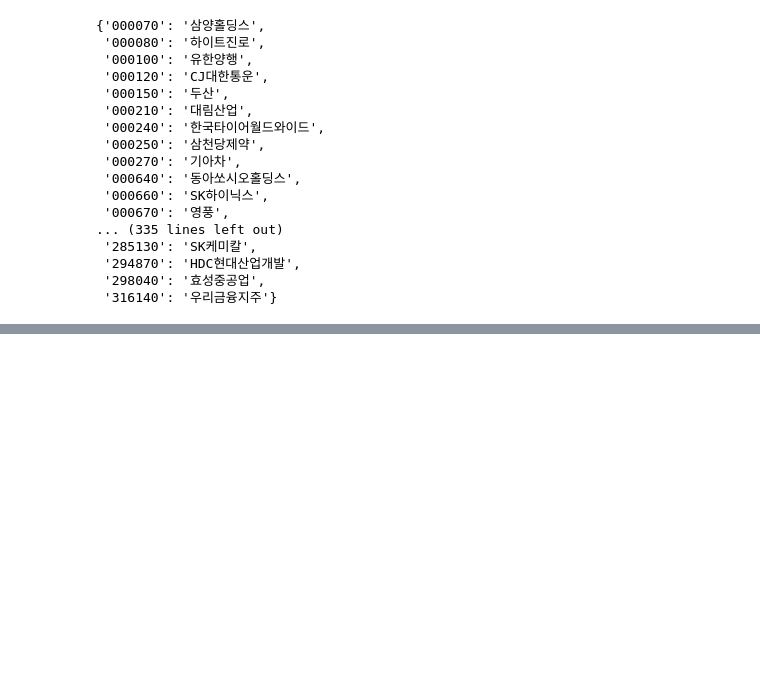
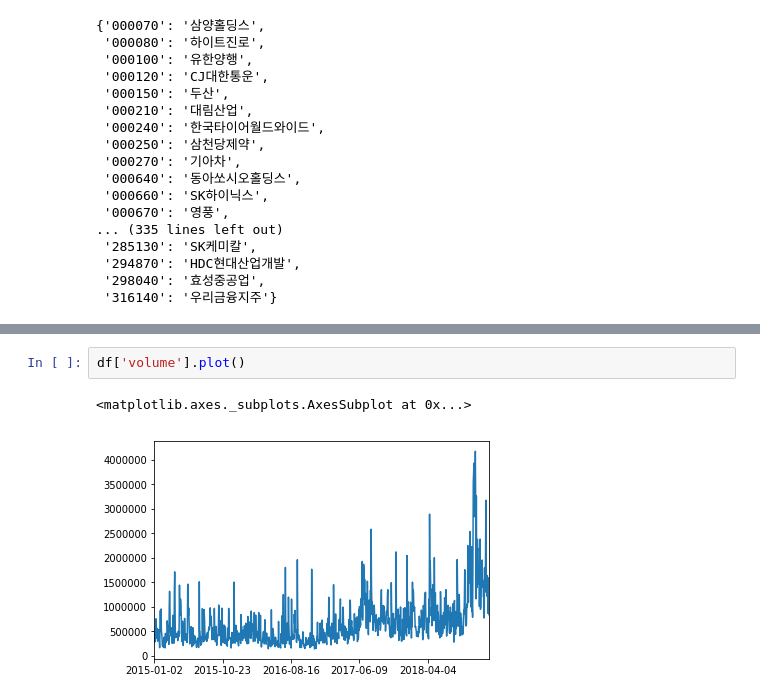
Before and after one commit to danhojin/algo-trading-korea-equities, a Jupyter notebook: krx-dataserver/sample_query.ipynb, the cells around one changed output, grey strips where cells are left out. Saved outputs shown, nothing was run; the diff lists cells and outputs as text; blank space fills up the shorter version.

```diff
--- a/krx-dataserver/sample_query.ipynb
+++ b/krx-dataserver/sample_query.ipynb
@@ -58,0 +59,5 @@ df['close'].plot()
+# %%
+df['volume'].plot()
+# %% [output]
+<matplotlib.axes._subplots.AxesSubplot at 0x...>
+[figure, added]
```
Also changed, not shown: parts of 3 cells of this notebook, 6 other files.
